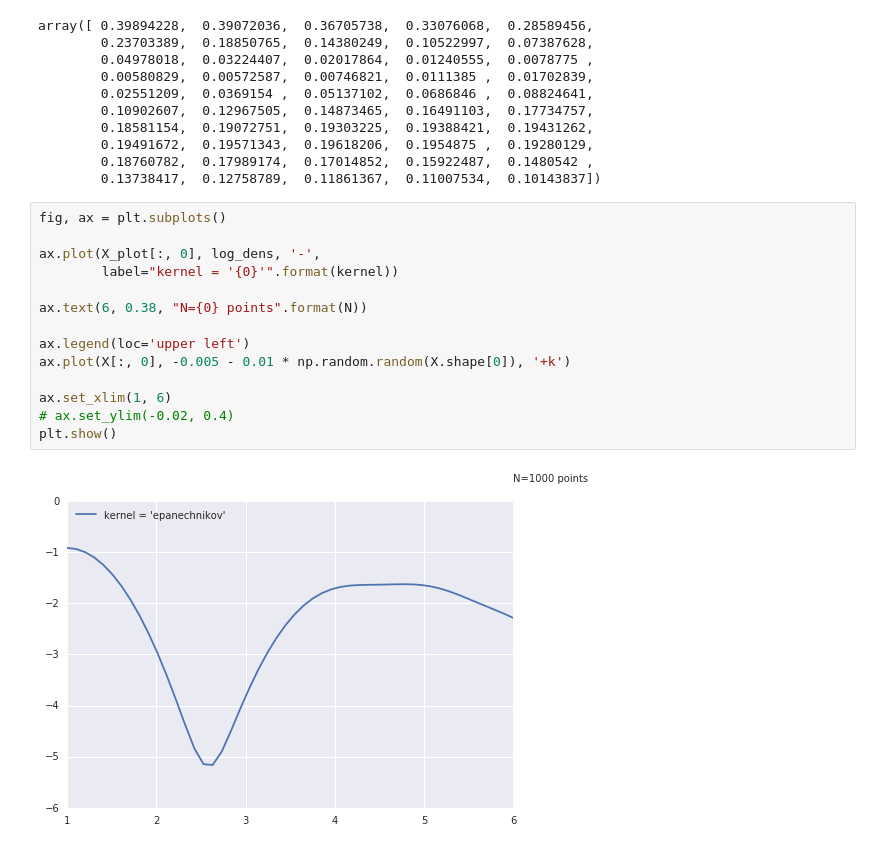
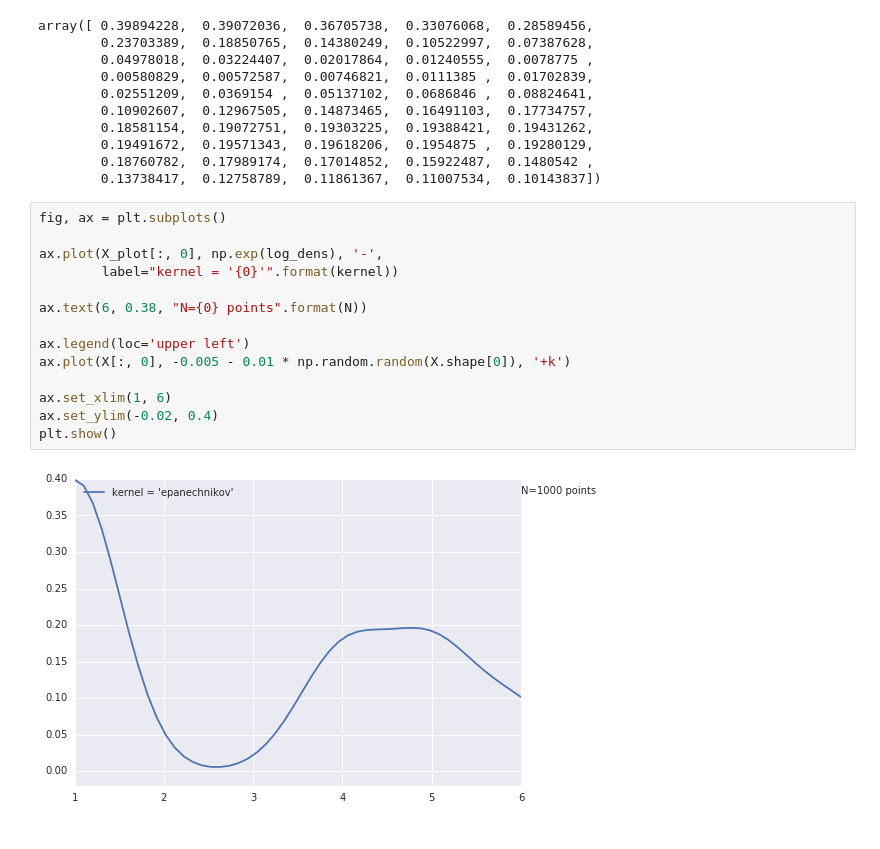
Before and after one commit to nispc/gcloud-test, a Jupyter notebook: GeoPandas.ipynb, the cells around one changed output. Drawn from its saved outputs; the diff is of its cells as text.

```diff
--- a/GeoPandas.ipynb
+++ b/GeoPandas.ipynb
@@ -415,16 +415,16 @@ array([ 0.39894228,  0.39072036,  0.36705738,  0.33076068,  0.28589456,
 # %%
 fig, ax = plt.subplots()
 
-ax.plot(X_plot[:, 0], log_dens, '-',
+ax.plot(X_plot[:, 0], np.exp(log_dens), '-',
         label="kernel = '{0}'".format(kernel))
 
 ax.text(6, 0.38, "N={0} points".format(N))
 
 ax.legend(loc='upper left')
 ax.plot(X[:, 0], -0.005 - 0.01 * np.random.random(X.shape[0]), '+k')
 
 ax.set_xlim(1, 6)
-# ax.set_ylim(-0.02, 0.4)
+ax.set_ylim(-0.02, 0.4)
 plt.show()
 # %% [output]
-[figure, old version]
+[figure, new version]
```
